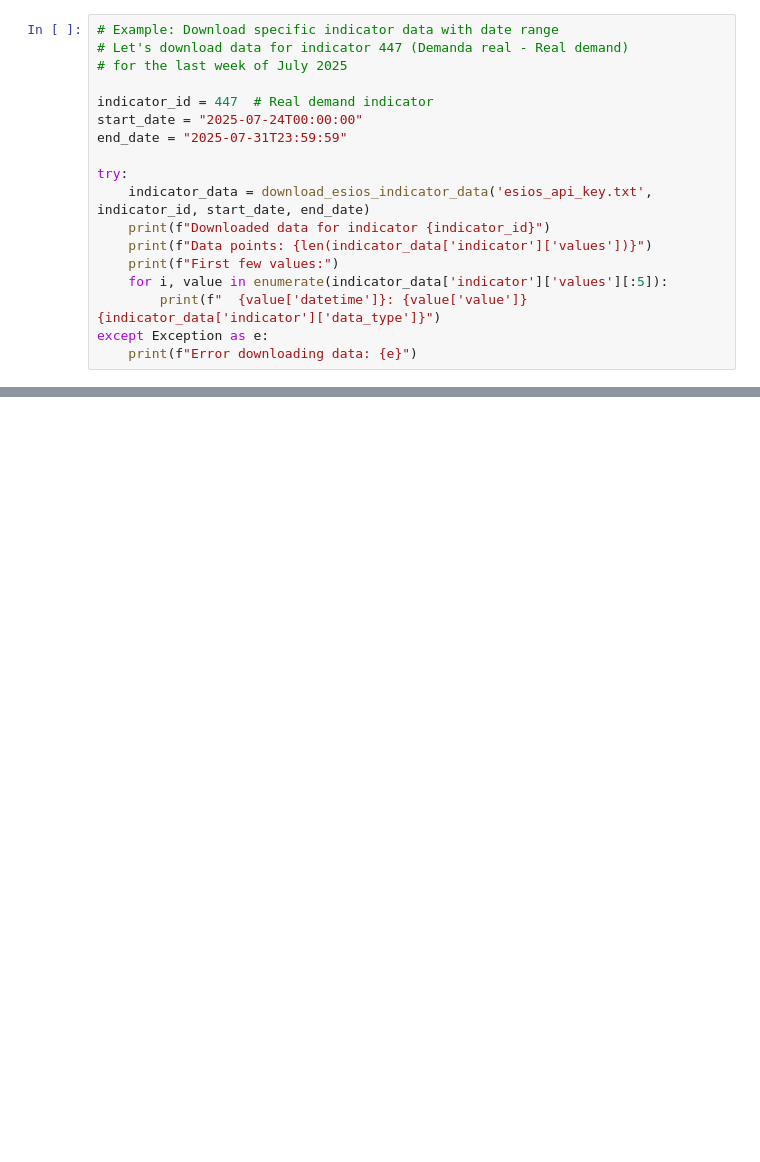
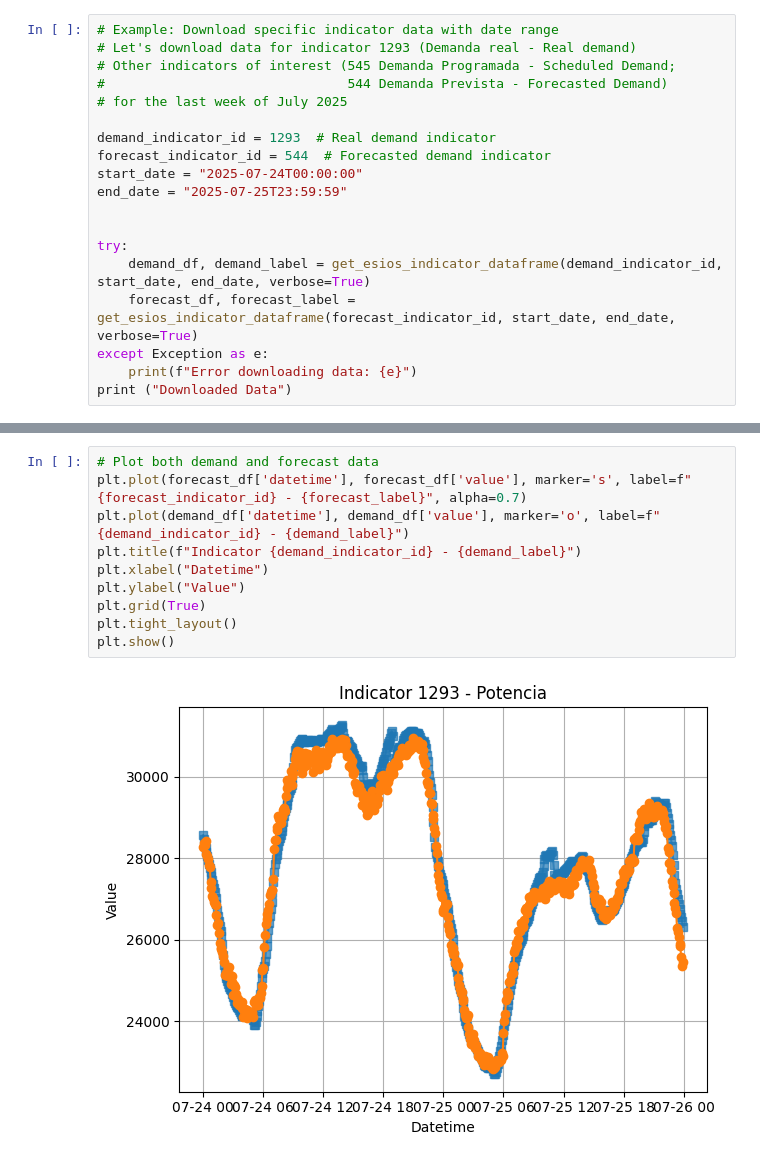
Before and after one commit to antonionc/pred_demanda, a Jupyter notebook: demanda.ipynb, the cells around one changed output, grey strips where cells are left out. Saved outputs shown, nothing was run; the diff lists cells and outputs as text; blank space fills up the shorter version.

Commit message:
Adds code to download the electric demand fror one week and the forecasted value. Calculate the performance of the forecast from REE

```diff
--- a/demanda.ipynb
+++ b/demanda.ipynb
@@ -55,18 +161,19 @@ HTTPError: 403 Client Error: Forbidden for url: https://api.esios.ree.es/indicat
 # %%
 # Example: Download specific indicator data with date range
-# Let's download data for indicator 447 (Demanda real - Real demand)
+# Let's download data for indicator 1293 (Demanda real - Real demand)
+# Other indicators of interest (545 Demanda Programada - Scheduled Demand;
+#                               544 Demanda Prevista - Forecasted Demand)
 # for the last week of July 2025
 
-indicator_id = 447  # Real demand indicator
+demand_indicator_id = 1293  # Real demand indicator
+forecast_indicator_id = 544  # Forecasted demand indicator
 start_date = "2025-07-24T00:00:00"
-end_date = "2025-07-31T23:59:59"
+end_date = "2025-07-25T23:59:59"
+
 
 try:
-    indicator_data = download_esios_indicator_data('esios_api_key.txt', indicator_id, start_date, end_date)
-    print(f"Downloaded data for indicator {indicator_id}")
-    print(f"Data points: {len(indicator_data['indicator']['values'])}")
-    print(f"First few values:")
-    for i, value in enumerate(indicator_data['indicator']['values'][:5]):
-        print(f"  {value['datetime']}: {value['value']} {indicator_data['indicator']['data_type']}")
+    demand_df, demand_label = get_esios_indicator_dataframe(demand_indicator_id, start_date, end_date, verbose=True)
+    forecast_df, forecast_label = get_esios_indicator_dataframe(forecast_indicator_id, start_date, end_date, verbose=True)
 except Exception as e:
     print(f"Error downloading data: {e}")
+print ("Downloaded Data")
@@ -72,0 +198,12 @@ except Exception as e:
+# %%
+# Plot both demand and forecast data
+plt.plot(forecast_df['datetime'], forecast_df['value'], marker='s', label=f"{forecast_indicator_id} - {forecast_label}", alpha=0.7)
+plt.plot(demand_df['datetime'], demand_df['value'], marker='o', label=f"{demand_indicator_id} - {demand_label}")
+plt.title(f"Indicator {demand_indicator_id} - {demand_label}")
+plt.xlabel("Datetime")
+plt.ylabel("Value")
+plt.grid(True)
+plt.tight_layout()
+plt.show()
+# %% [output]
+[figure, added]
```
Also changed, not shown: parts of 7 cells of this notebook.
